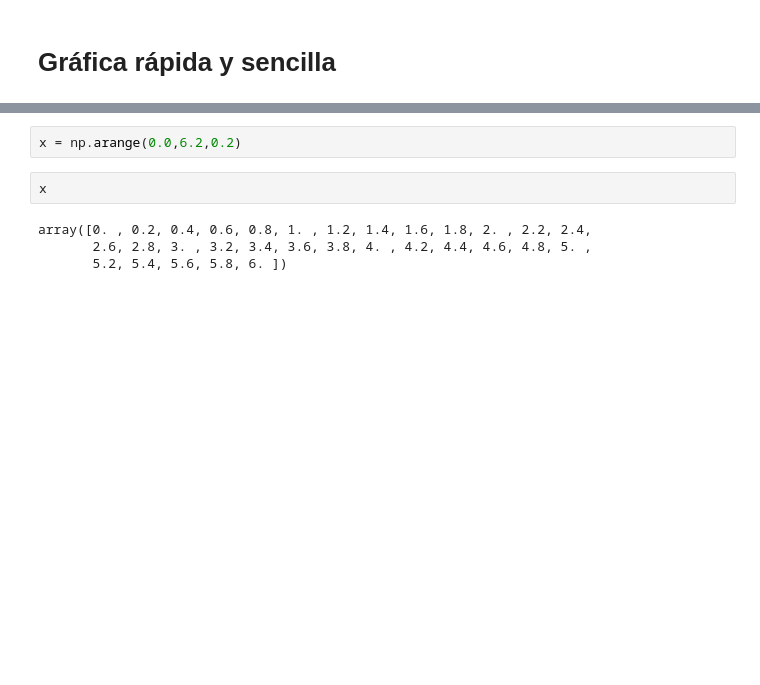
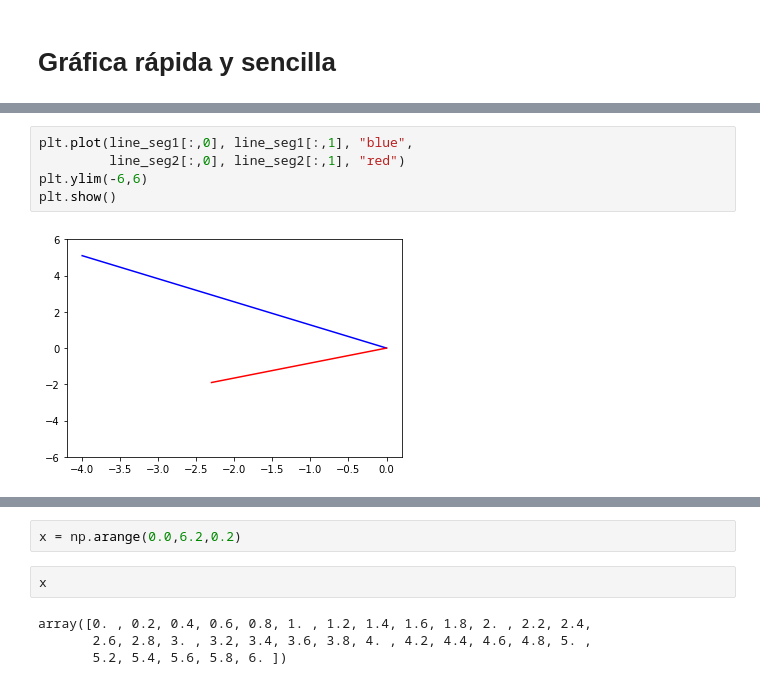
Before and after one commit to palmoreck/laboratorios, a Jupyter notebook: introduccion/3_Matplotlib.ipynb, the cells around one changed output, grey strips where cells are left out. Saved outputs shown, nothing was run; the diff lists cells and outputs as text; blank space fills up the shorter version.

```diff
--- a/introduccion/3_Matplotlib.ipynb
+++ b/introduccion/3_Matplotlib.ipynb
@@ -8,0 +52,7 @@ import math
+# %%
+plt.plot(line_seg1[:,0], line_seg1[:,1], "blue",
+         line_seg2[:,0], line_seg2[:,1], "red")
+plt.ylim(-6,6)
+plt.show()
+# %% [output]
+[figure, added]
```
Also changed, not shown: parts of 33 cells of this notebook.
